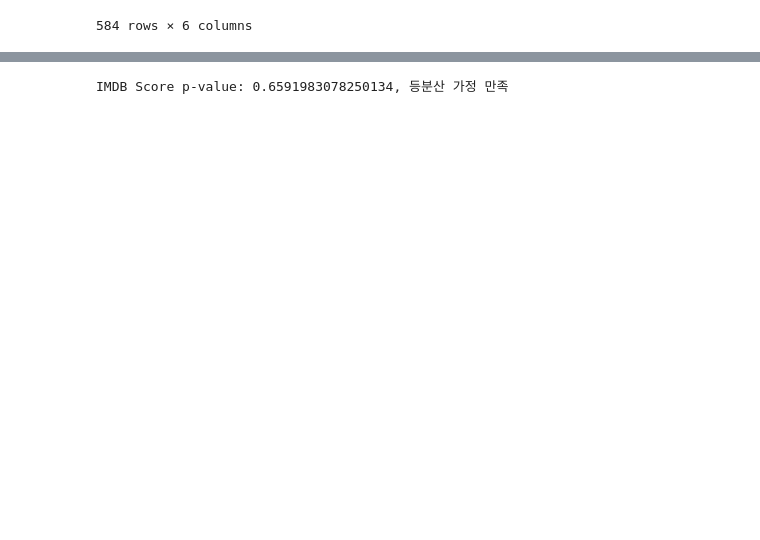
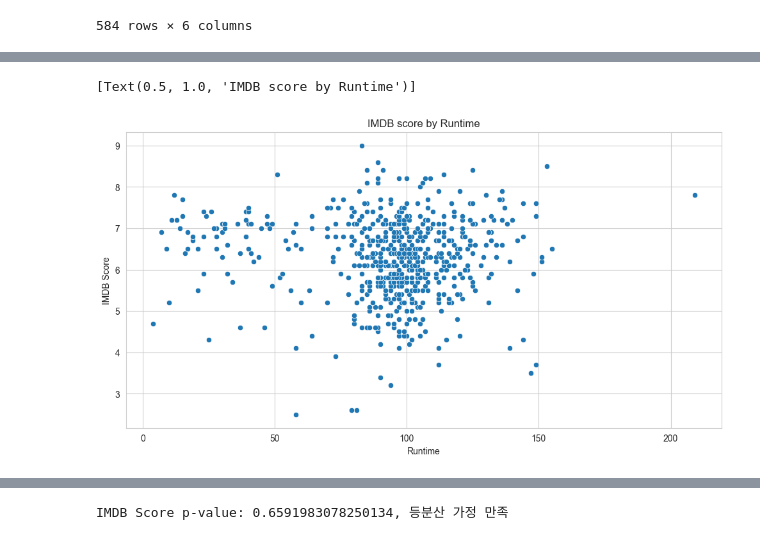
Before and after one commit to GRetriever/Data-Analysis-Project, a Jupyter notebook: Netflix/Netflix.ipynb, the cells around one changed output, grey strips where cells are left out. Drawn from its saved outputs; the diff is of its cells as text; code cells hidden in the pictures; blank space fills up the shorter version.

```diff
--- a/Netflix/Netflix.ipynb
+++ b/Netflix/Netflix.ipynb
@@ -175,0 +169,8 @@ monthly_score.nlargest(12)
+# %%
+#IMDB score by Runtime 스캐터플롯
+plt.figure(figsize=(12,6))
+sns.set_style("whitegrid")
+sns.scatterplot(data=df,x="Runtime",y="IMDB Score").set(title="IMDB score by Runtime")
+# %% [output]
+[Text(0.5, 1.0, 'IMDB score by Runtime')]
+[figure, added]
```
Also changed, not shown: parts of 98 cells of this notebook.
